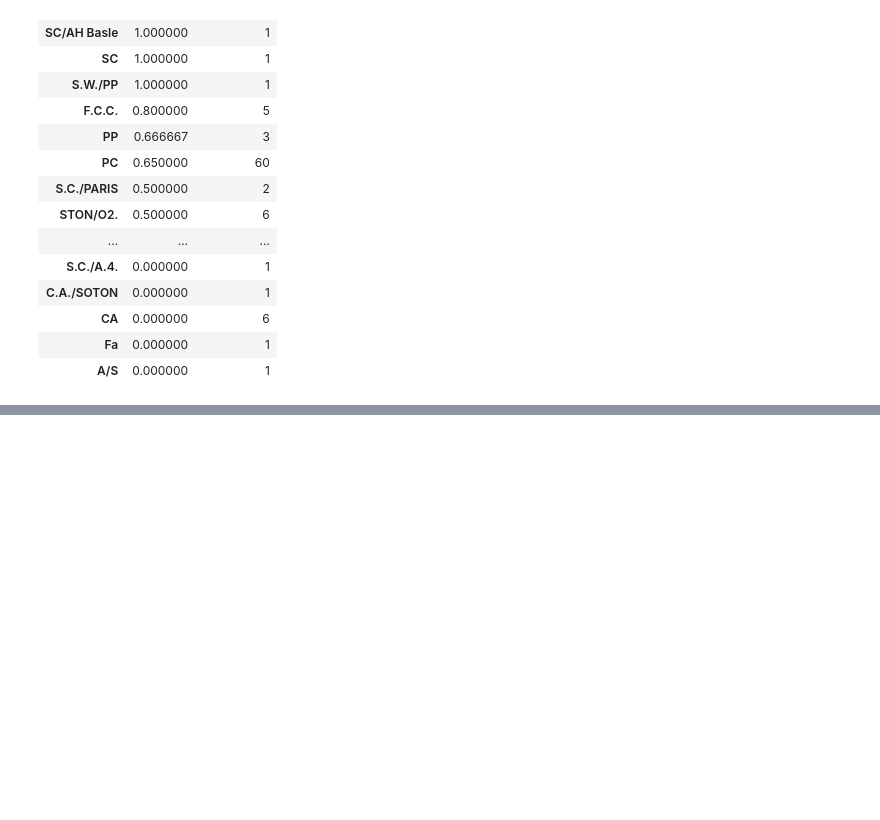
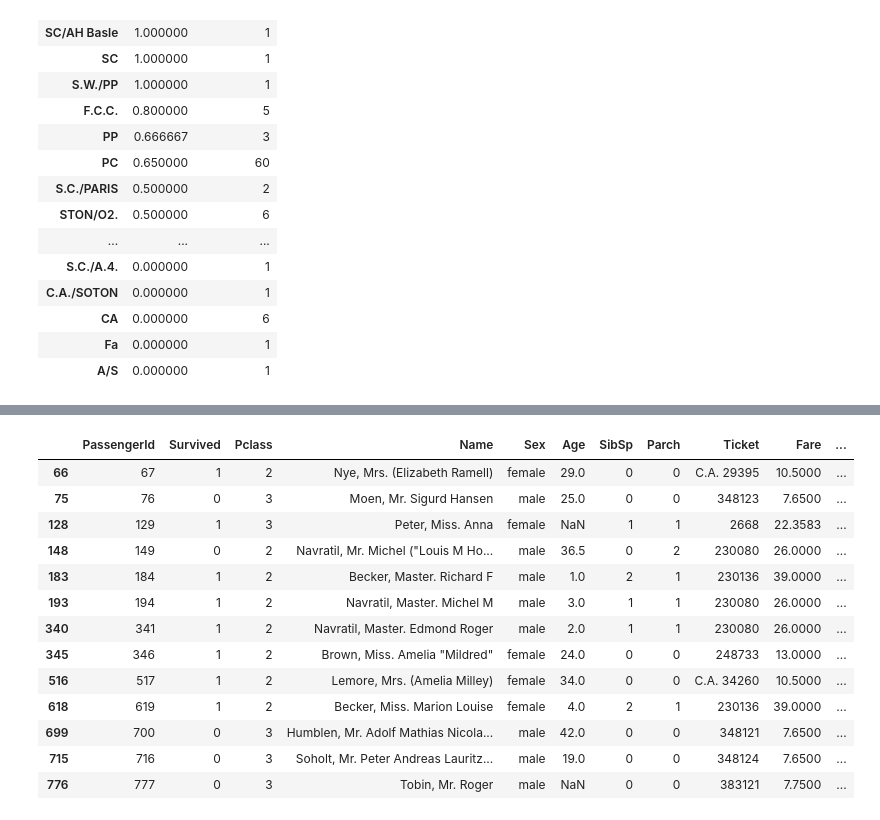
Before and after one commit to Nikalozj/Titanic-Kaggle, a Jupyter notebook: Titanic.ipynb, the cells around one changed output, grey strips where cells are left out. Cells and saved outputs as stored; diff of their text form; code cells hidden in the pictures; blank space fills up the shorter version.

```diff
--- a/Titanic.ipynb
+++ b/Titanic.ipynb
@@ -179,0 +229,17 @@ pd.concat([means, counts], axis = 1)
+# %%
+titanic[titanic['Cabin'].str[0] == 'F']
+# %% [output]
+|  | PassengerId | Survived | Pclass | Name | Sex | Age | SibSp | Parch | Ticket | Fare | ... |
+| 66 | 67 | 1 | 2 | Nye, Mrs. (Elizabeth Ramell) | female | 29.0 | 0 | 0 | C.A. 29395 | 10.5000 | ... |
+| 75 | 76 | 0 | 3 | Moen, Mr. Sigurd Hansen | male | 25.0 | 0 | 0 | 348123 | 7.6500 | ... |
+| 128 | 129 | 1 | 3 | Peter, Miss. Anna | female | NaN | 1 | 1 | 2668 | 22.3583 | ... |
+| 148 | 149 | 0 | 2 | Navratil, Mr. Michel ("Louis M Ho... | male | 36.5 | 0 | 2 | 230080 | 26.0000 | ... |
+| 183 | 184 | 1 | 2 | Becker, Master. Richard F | male | 1.0 | 2 | 1 | 230136 | 39.0000 | ... |
+| 193 | 194 | 1 | 2 | Navratil, Master. Michel M | male | 3.0 | 1 | 1 | 230080 | 26.0000 | ... |
+| 340 | 341 | 1 | 2 | Navratil, Master. Edmond Roger | male | 2.0 | 1 | 1 | 230080 | 26.0000 | ... |
+| 345 | 346 | 1 | 2 | Brown, Miss. Amelia "Mildred" | female | 24.0 | 0 | 0 | 248733 | 13.0000 | ... |
+| 516 | 517 | 1 | 2 | Lemore, Mrs. (Amelia Milley) | female | 34.0 | 0 | 0 | C.A. 34260 | 10.5000 | ... |
+| 618 | 619 | 1 | 2 | Becker, Miss. Marion Louise | female | 4.0 | 2 | 1 | 230136 | 39.0000 | ... |
+| 699 | 700 | 0 | 3 | Humblen, Mr. Adolf Mathias Nicola... | male | 42.0 | 0 | 0 | 348121 | 7.6500 | ... |
+| 715 | 716 | 0 | 3 | Soholt, Mr. Peter Andreas Lauritz... | male | 19.0 | 0 | 0 | 348124 | 7.6500 | ... |
+| 776 | 777 | 0 | 3 | Tobin, Mr. Roger | male | NaN | 0 | 0 | 383121 | 7.7500 | ... |
```
Also changed, not shown: parts of 12 cells of this notebook.
